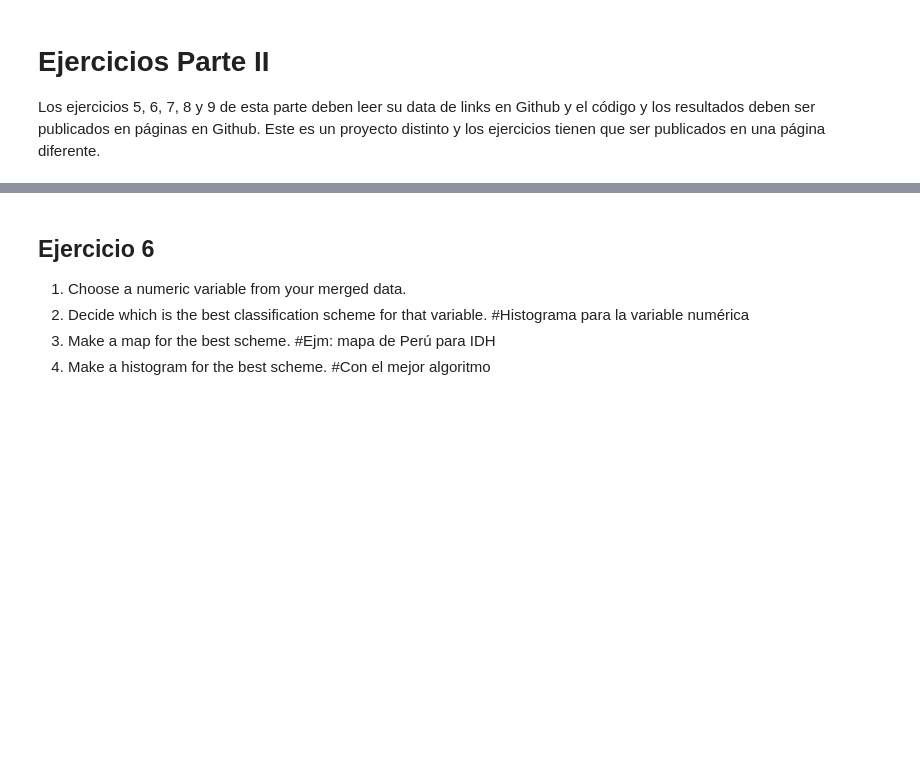
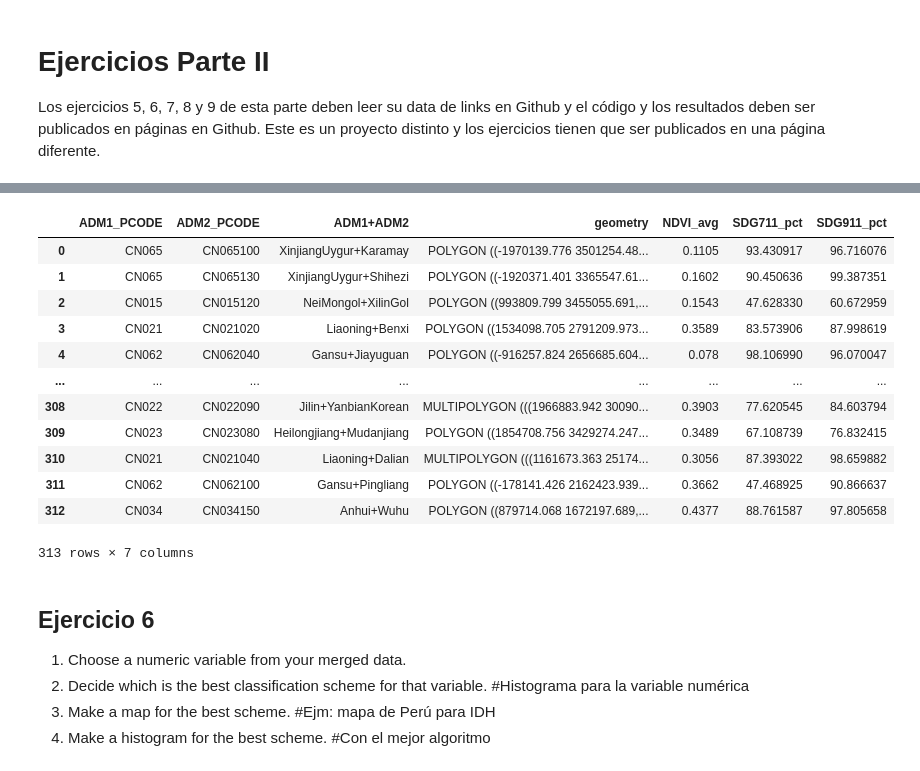
Before and after one commit to Ciencia-de-datos-espaciales-2023-2/Evaluacion4_2da-Parte_Mining_GeoDFs, a Jupyter notebook: Prepro_Evaluación#4_2da-Parte_Mining_GeoDFs.ipynb, the cells around one changed output, grey strips where cells are left out. Cells and saved outputs as stored; diff of their text form; code cells hidden in the pictures; blank space fills up the shorter version.

```diff
--- a/Prepro_Evaluación#4_2da-Parte_Mining_GeoDFs.ipynb
+++ b/Prepro_Evaluación#4_2da-Parte_Mining_GeoDFs.ipynb
@@ -17,0 +233,3 @@ Se trabajará con las subdivisiones a nivel de prefecturas
+# %%
+ADM2_NDVI_China2023= China_ADM2.merge(NDVI_China2023, on = "ADM2_PCODE" )
+ADM2_NDVI_China2023
@@ -17,0 +349,30 @@ Se trabajará con las subdivisiones a nivel de prefecturas
+# %%
+FuzzChanges3 = {x:fz.extractOne(x,restaER_AN_3)[0] for x in sorted(restaAN_ER_3)
+                if fz.extractOne(x,restaER_AN_3)[1]>=50}
+
+# Errores encontrados que deben corregirse manualmente y sustraerse del diccionario FuzzChanges1
+ManualChanges_toDiscard3= {'HainanProvince+Danzhou': 'Hainan+Hainan',
+                           'HainanProvince+Haikou':'Hainan+Hainan',
+                           'HainanProvince+Sanya': 'Hainan+Hainan',
+                           'HubeiProvince+Xiangyang': 'Hubei+Xiangfan',
+                           'InnerMongoliaAutonomousRegion+HingganLeague':'NeiMongol+Alxa',
+                           'InnerMongoliaAutonomousRegion+Ulanqab':'NeiMongol+Alxa',
+                           'LiaoningProvince+Yingkou':'Xizang+Ngari',
+                           'QinghaiProvince+HainanTibetanAutonomousPrefecture':'Hainan+Hainan',
+                           'QinghaiProvince+YushuTibetanAutonomousPrefecture': 'Hubei+Xiantao',
+                           "ShaanxiProvince+Xi'an": "Shaanxi+Yan'an",
+                           "SichuanProvince+Guang'an": "Shaanxi+Yan'an",
+                           'SichuanProvince+LiangshanYiAutonomousPrefecture': 'Shanxi+Luliang',
+                           'TibetAutonomousRegion+Lhoka': 'NeiMongol+Alxa',
+                           'TibetAutonomousRegion+Xigazê': "NeiMongol+Xing'an",
+                           'XinjiangUygurAutonomousRegion+BayingolinMongoliaAutonomousPrefecture': 'XinjiangUygur+Altay',
+                           'XinjiangUygurAutonomousRegion+BortalaMongolAutonomousPrefecture': 'XinjiangUygur+Altay',
+                           'XinjiangUygurAutonomousRegion+ChangjiHuiAutonomousPrefecture': 'XinjiangUygur+Altay',
+                           'XinjiangUygurAutonomousRegion+HotanPrefecture': 'XinjiangUygur+Altay',
+                           'XinjiangUygurAutonomousRegion+IliKazakAutonomousPrefecture': 'XinjiangUygur+Altay',
+                           'XinjiangUygurAutonomousRegion+KashiPrefecture': 'XinjiangUygur+Altay',
+                           'XinjiangUygurAutonomousRegion+KizilsuKirgizAutonomousPrefecture':'XinjiangUygur+Altay',
+                           'XinjiangUygurAutonomousRegion+TarbaĝatayPrefecture':'XinjiangUygur+Altay'}
+
+TotalChanges3 = dict(set(FuzzChanges3.items())-set(ManualChanges_toDiscard3.items()))
+ADM2_NDVI_China2023["ADM1+ADM2"].replace(to_replace=TotalChanges3,inplace=True)
@@ -17,0 +400,5 @@ Se trabajará con las subdivisiones a nivel de prefecturas
+# %%
+TotalChanges4 = {'SichuanProvince+LiangshanYiAutonomousPrefecture': 'Sichuan+LiangshanYi',
+                'InnerMongoliaAutonomousRegion+Ulanqab':'NeiMongol+UlaanChab'}
+
+ADM2_NDVI_China2023["ADM1+ADM2"].replace(to_replace=TotalChanges4,inplace=True)
@@ -18,3 +435,20 @@ Se trabajará con las subdivisiones a nivel de prefecturas
+# %%
+ADM2_NDVI_ER_China2023= ADM2_NDVI_China2023.merge(ElectricityRuralAccess_China2023, on = "ADM1+ADM2" )
+ADM2_NDVI_ER_China2023
+# %% [output]
+|  | ADM1_PCODE | ADM2_PCODE | ADM1+ADM2 | geometry | NDVI_avg | SDG711_pct | SDG911_pct |
+| 0 | CN065 | CN065100 | XinjiangUygur+Karamay | POLYGON ((-1970139.776 3501254.48... | 0.1105 | 93.430917 | 96.716076 |
+| 1 | CN065 | CN065130 | XinjiangUygur+Shihezi | POLYGON ((-1920371.401 3365547.61... | 0.1602 | 90.450636 | 99.387351 |
+| 2 | CN015 | CN015120 | NeiMongol+XilinGol | POLYGON ((993809.799 3455055.691,... | 0.1543 | 47.628330 | 60.672959 |
+| 3 | CN021 | CN021020 | Liaoning+Benxi | POLYGON ((1534098.705 2791209.973... | 0.3589 | 83.573906 | 87.998619 |
+| 4 | CN062 | CN062040 | Gansu+Jiayuguan | POLYGON ((-916257.824 2656685.604... | 0.078 | 98.106990 | 96.070047 |
+| ... | ... | ... | ... | ... | ... | ... | ... |
+| 308 | CN022 | CN022090 | Jilin+YanbianKorean | MULTIPOLYGON (((1966883.942 30090... | 0.3903 | 77.620545 | 84.603794 |
+| 309 | CN023 | CN023080 | Heilongjiang+Mudanjiang | POLYGON ((1854708.756 3429274.247... | 0.3489 | 67.108739 | 76.832415 |
+| 310 | CN021 | CN021040 | Liaoning+Dalian | MULTIPOLYGON (((1161673.363 25174... | 0.3056 | 87.393022 | 98.659882 |
+| 311 | CN062 | CN062100 | Gansu+Pingliang | POLYGON ((-178141.426 2162423.939... | 0.3662 | 47.468925 | 90.866637 |
+| 312 | CN034 | CN034150 | Anhui+Wuhu | POLYGON ((879714.068 1672197.689,... | 0.4377 | 88.761587 | 97.805658 |
+313 rows × 7 columns
 # %% [markdown]
 ## Ejercicio 6
 
```
Also changed, not shown: parts of 38 cells of this notebook, 4 other files.
